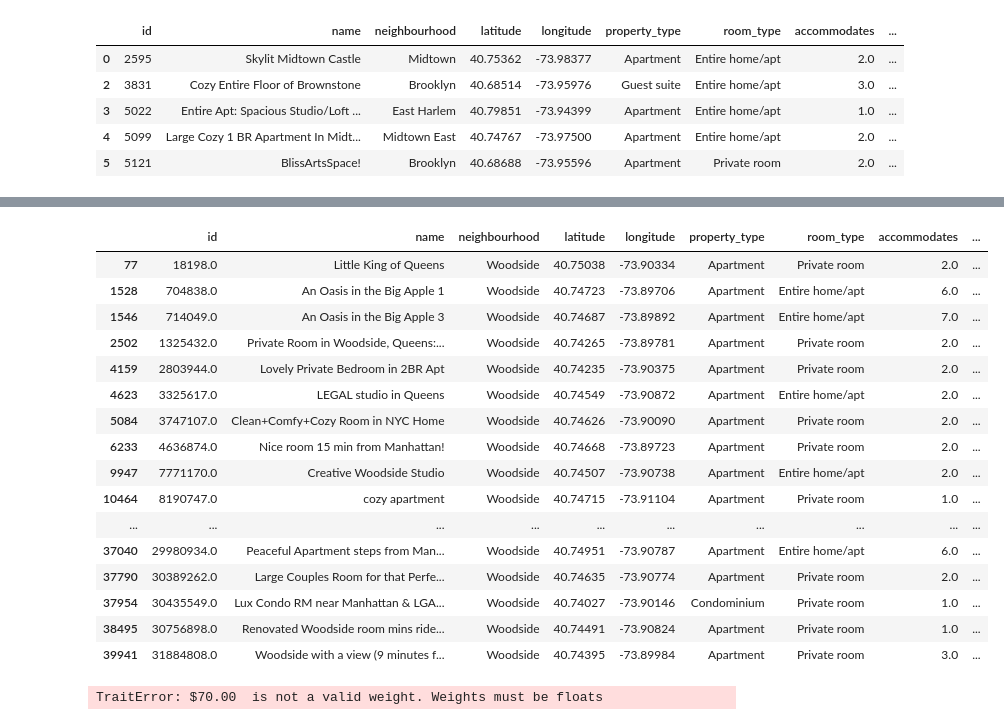
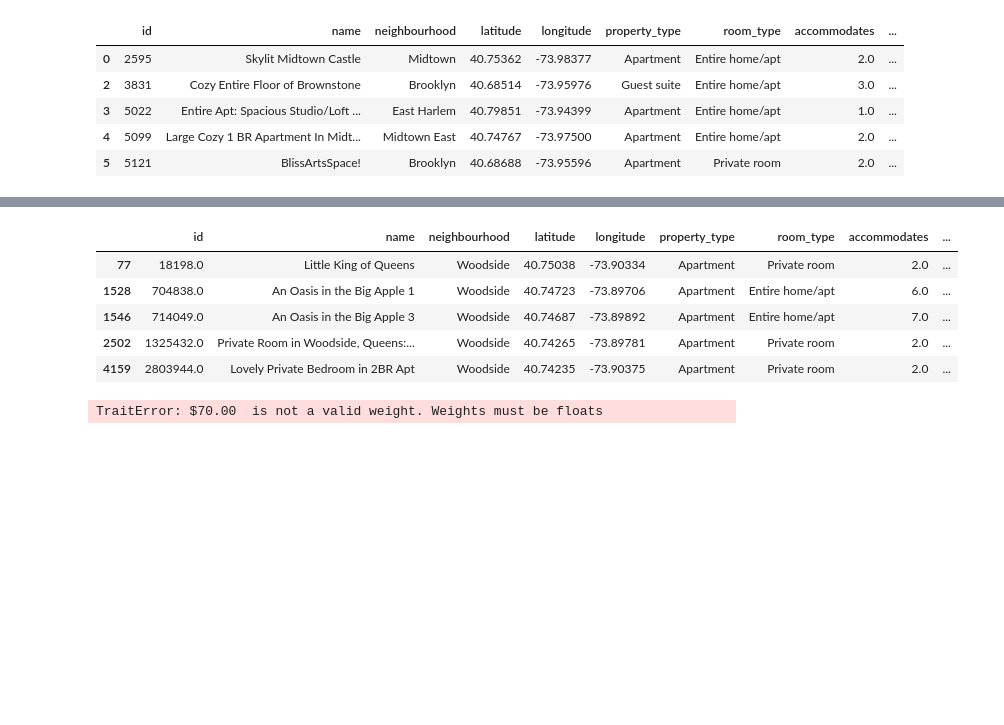
Before and after one commit to christinemazur/project1, a Jupyter notebook: NYCAnalysis.ipynb, the cells around one changed output, grey strips where cells are left out. Drawn from its saved outputs; the diff is of its cells as text; code cells hidden in the pictures; blank space fills up the shorter version.

```diff
--- a/NYCAnalysis.ipynb
+++ b/NYCAnalysis.ipynb
@@ -143,25 +114,14 @@ for city in neighborhoods_list:
     d[city] = city_df
 # %%
 woodside_df = d['Woodside']
-woodside_df
+woodside_df.head()
 # %% [output]
 |  | id | name | neighbourhood | latitude | longitude | property_type | room_type | accommodates | ... |
 | 77 | 18198.0 | Little King of Queens | Woodside | 40.75038 | -73.90334 | Apartment | Private room | 2.0 | ... |
 | 1528 | 704838.0 | An Oasis in the Big Apple 1 | Woodside | 40.74723 | -73.89706 | Apartment | Entire home/apt | 6.0 | ... |
 | 1546 | 714049.0 | An Oasis in the Big Apple 3 | Woodside | 40.74687 | -73.89892 | Apartment | Entire home/apt | 7.0 | ... |
 | 2502 | 1325432.0 | Private Room in Woodside, Queens:... | Woodside | 40.74265 | -73.89781 | Apartment | Private room | 2.0 | ... |
 | 4159 | 2803944.0 | Lovely Private Bedroom in 2BR Apt | Woodside | 40.74235 | -73.90375 | Apartment | Private room | 2.0 | ... |
-| 4623 | 3325617.0 | LEGAL studio in Queens | Woodside | 40.74549 | -73.90872 | Apartment | Entire home/apt | 2.0 | ... |
-| 5084 | 3747107.0 | Clean+Comfy+Cozy Room in NYC Home | Woodside | 40.74626 | -73.90090 | Apartment | Private room | 2.0 | ... |
-| 6233 | 4636874.0 | Nice room 15 min from Manhattan! | Woodside | 40.74668 | -73.89723 | Apartment | Private room | 2.0 | ... |
-| 9947 | 7771170.0 | Creative Woodside Studio | Woodside | 40.74507 | -73.90738 | Apartment | Entire home/apt | 2.0 | ... |
-| 10464 | 8190747.0 | cozy apartment | Woodside | 40.74715 | -73.91104 | Apartment | Private room | 1.0 | ... |
-| ... | ... | ... | ... | ... | ... | ... | ... | ... | ... |
-| 37040 | 29980934.0 | Peaceful Apartment steps from Man... | Woodside | 40.74951 | -73.90787 | Apartment | Entire home/apt | 6.0 | ... |
-| 37790 | 30389262.0 | Large Couples Room for that Perfe... | Woodside | 40.74635 | -73.90774 | Apartment | Private room | 2.0 | ... |
-| 37954 | 30435549.0 | Lux Condo RM near Manhattan & LGA... | Woodside | 40.74027 | -73.90146 | Condominium | Private room | 1.0 | ... |
-| 38495 | 30756898.0 | Renovated Woodside room mins ride... | Woodside | 40.74491 | -73.90824 | Apartment | Private room | 1.0 | ... |
-| 39941 | 31884808.0 | Woodside with a view (9 minutes f... | Woodside | 40.74395 | -73.89984 | Apartment | Private room | 3.0 | ... |
 # %%
 # Create a Gmaps figure
 fig = gmaps.figure()
```
Also changed, not shown: parts of 3 cells of this notebook.
